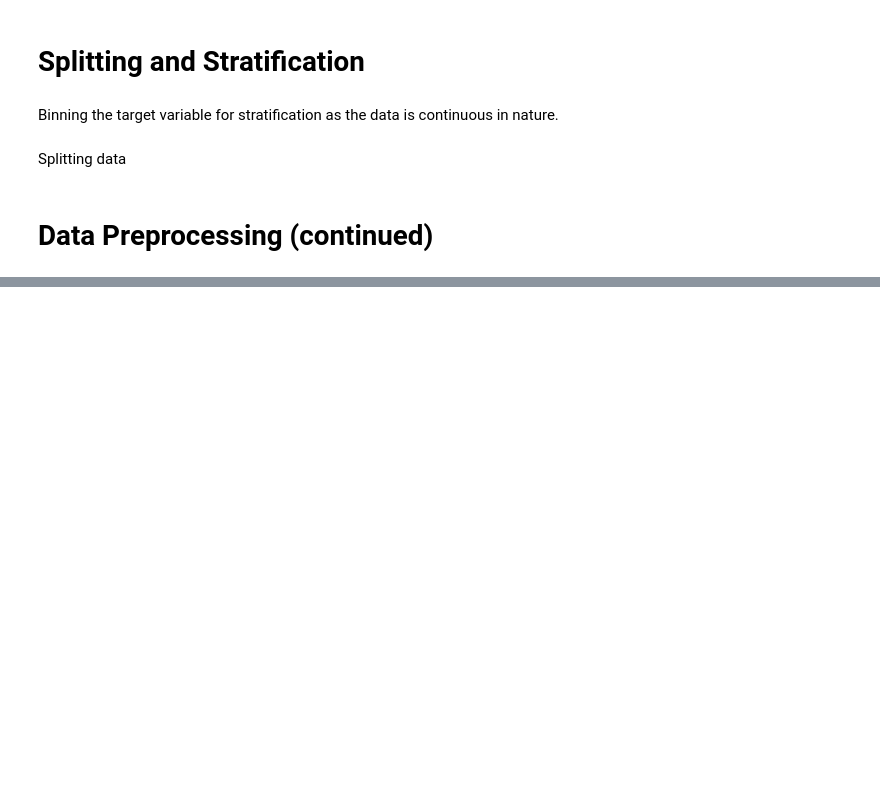
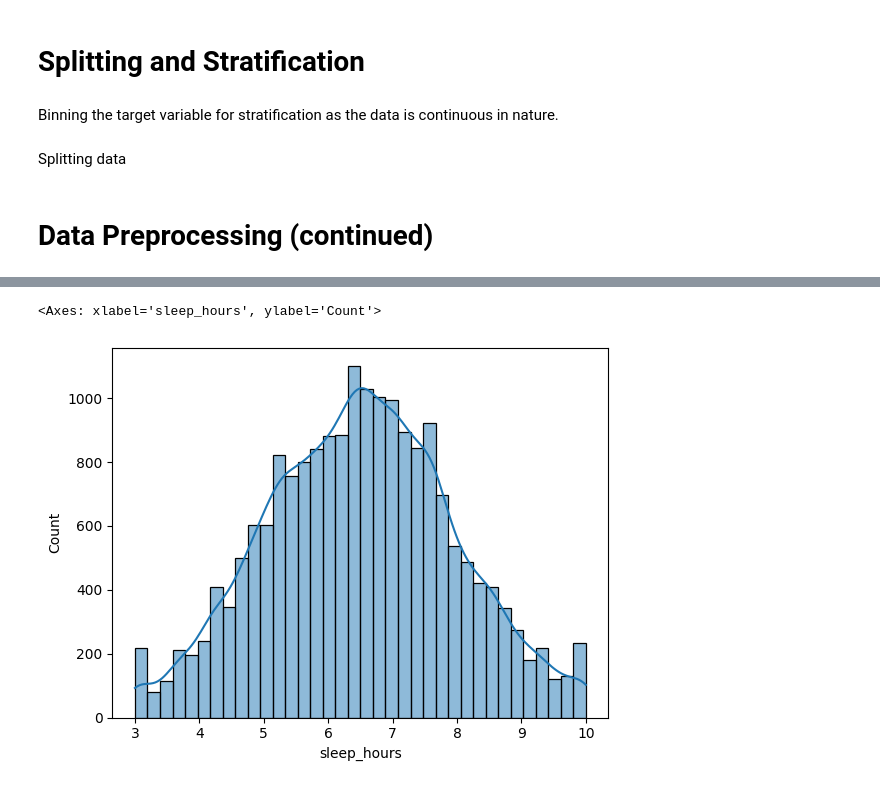
Before and after one commit to Krounosity/Social_Prod, a Jupyter notebook: analysis.ipynb, the cells around one changed output, grey strips where cells are left out. Drawn from its saved outputs; the diff is of its cells as text; code cells hidden in the pictures; blank space fills up the shorter version.

```diff
--- a/analysis.ipynb
+++ b/analysis.ipynb
@@ -243,0 +310,5 @@ X_train, X_test, y_train, y_test = train_test_split(X, y_binned, test_size = 0.3
+# %%
+sns.histplot(X_train['sleep_hours'], kde = True, bins = 36)
+# %% [output]
+<Axes: xlabel='sleep_hours', ylabel='Count'>
+[figure, added]
```
Also changed, not shown: parts of 20 cells of this notebook.
